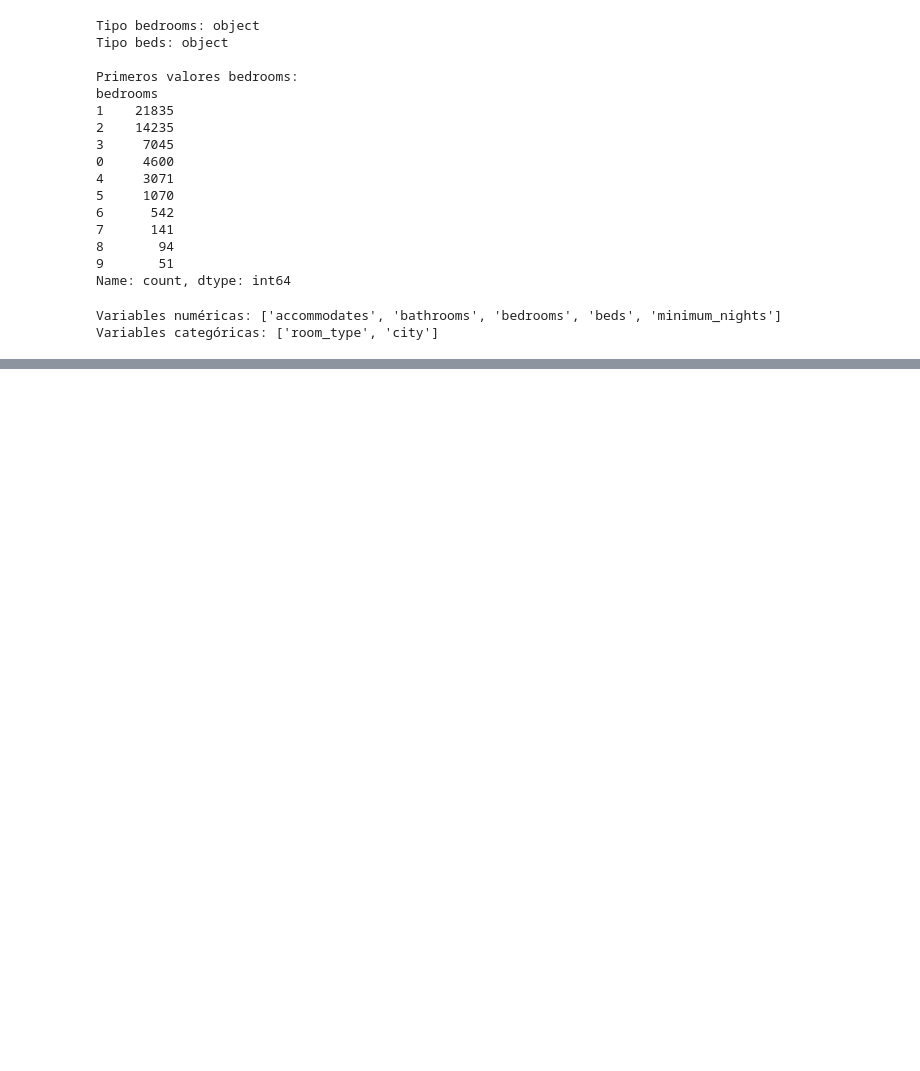
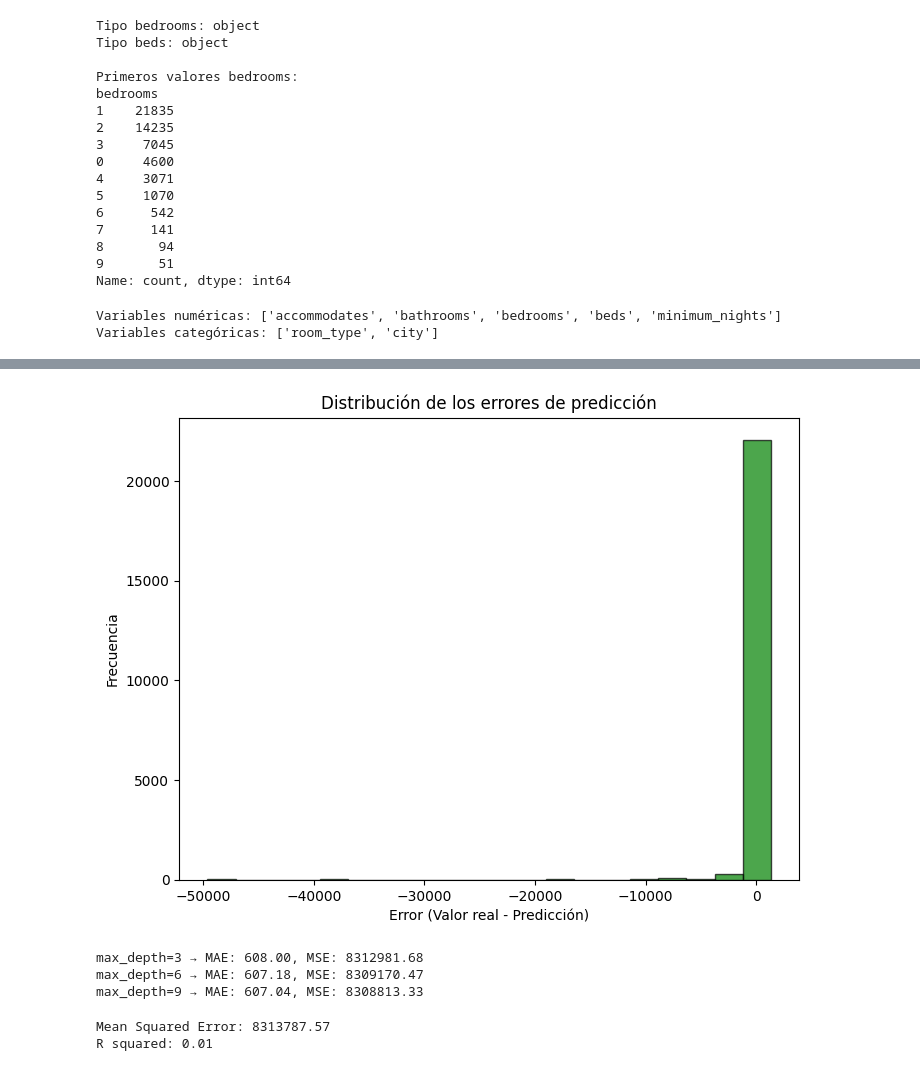
Before and after one commit to Hugo2049/laboratorio-4-mineria, a Jupyter notebook: lab4.ipynb, the cells around one changed output, grey strips where cells are left out. Drawn from its saved outputs; the diff is of its cells as text; code cells hidden in the pictures; blank space fills up the shorter version.

```diff
--- a/lab4.ipynb
+++ b/lab4.ipynb
@@ -502,0 +584,49 @@ Variables categóricas: ['room_type', 'city']
+# %%
+plt.figure(figsize=(8, 6))
+plt.hist(errores, bins=20, color='green', edgecolor='black', alpha=0.7)
+plt.title("Distribución de los errores de predicción")
+plt.xlabel("Error (Valor real - Predicción)")
+plt.ylabel("Frecuencia")
+plt.show()
+# %% [output]
+[figure, added]
+# %%
+for depth in [3, 6, 9]:
+    pipeline_temp = Pipeline([
+        ('preprocessor', preprocessor),
+        ('regressor', DecisionTreeRegressor(max_depth=depth))
+    ])
+    pipeline_temp.fit(X_train, y_train)
+    pred_temp = pipeline_temp.predict(X_test)
+    mae_temp = mean_absolute_error(y_test, pred_temp)
+    mse_temp = mean_squared_error(y_test, pred_temp)
+    print(f"max_depth={depth} → MAE: {mae_temp:.2f}, MSE: {mse_temp:.2f}")
+# %% [output]
+max_depth=3 → MAE: 608.00, MSE: 8312981.68
+max_depth=6 → MAE: 607.18, MSE: 8309170.47
+max_depth=9 → MAE: 607.04, MSE: 8308813.33
+# %%
+from sklearn.linear_model import LinearRegression
+from sklearn.metrics import mean_squared_error, r2_score
+
+# Construir pipeline con regresión lineal
+pipeline_lr = Pipeline([
+    ('preprocessor', preprocessor),
+    ('regressor', LinearRegression())
+])
+
+# Entrenar
+pipeline_lr.fit(X_train, y_train)
+
+# Predecir
+lr_pred = pipeline_lr.predict(X_test)
+
+# Métricas
+mse_lr = mean_squared_error(y_test, lr_pred)
+r2_lr = r2_score(y_test, lr_pred)
+
+print(f"Mean Squared Error: {mse_lr:.2f}")
+print(f"R squared: {r2_lr:.2f}")
+# %% [output]
+Mean Squared Error: 8313787.57
+R squared: 0.01
```
Also changed, not shown: parts of 12 cells of this notebook.
